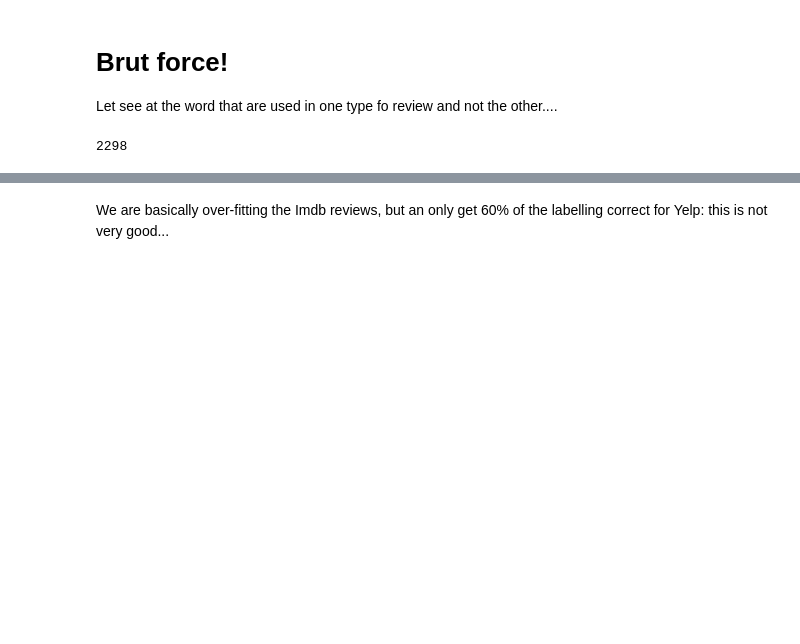
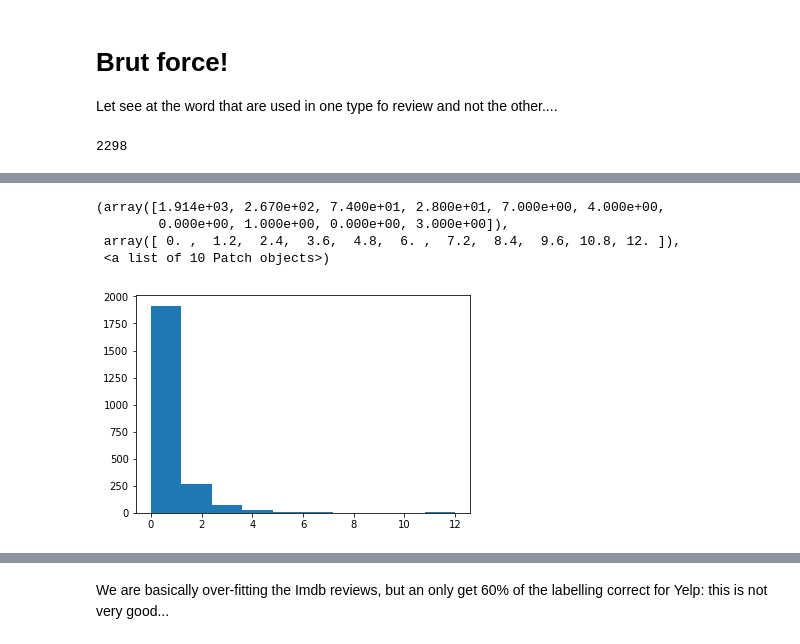
Before and after one commit to percevalve/test, a Jupyter notebook: Naive Bayes sentiment analysis.ipynb, the cells around one changed output, grey strips where cells are left out. Cells and saved outputs as stored; diff of their text form; code cells hidden in the pictures; blank space fills up the shorter version.

```diff
--- a/Naive Bayes sentiment analysis.ipynb
+++ b/Naive Bayes sentiment analysis.ipynb
@@ -136,0 +176,13 @@ pd.crosstab(review_raw.classif,review_raw.result)
+# %%
+numbers_of_occurence = []
+for key in keywords:
+    numbers_of_occurence.append(np.sum(review_raw[key]))
+    if np.sum(review_raw[key])> 748:
+        print(key,np.sum(review_raw[key]))
+plt.hist(numbers_of_occurence)
+# %% [output]
+(array([1.914e+03, 2.670e+02, 7.400e+01, 2.800e+01, 7.000e+00, 4.000e+00,
+        0.000e+00, 1.000e+00, 0.000e+00, 3.000e+00]),
+ array([ 0. ,  1.2,  2.4,  3.6,  4.8,  6. ,  7.2,  8.4,  9.6, 10.8, 12. ]),
+ <a list of 10 Patch objects>)
+[figure, added]
```
Also changed, not shown: parts of 27 cells of this notebook.
